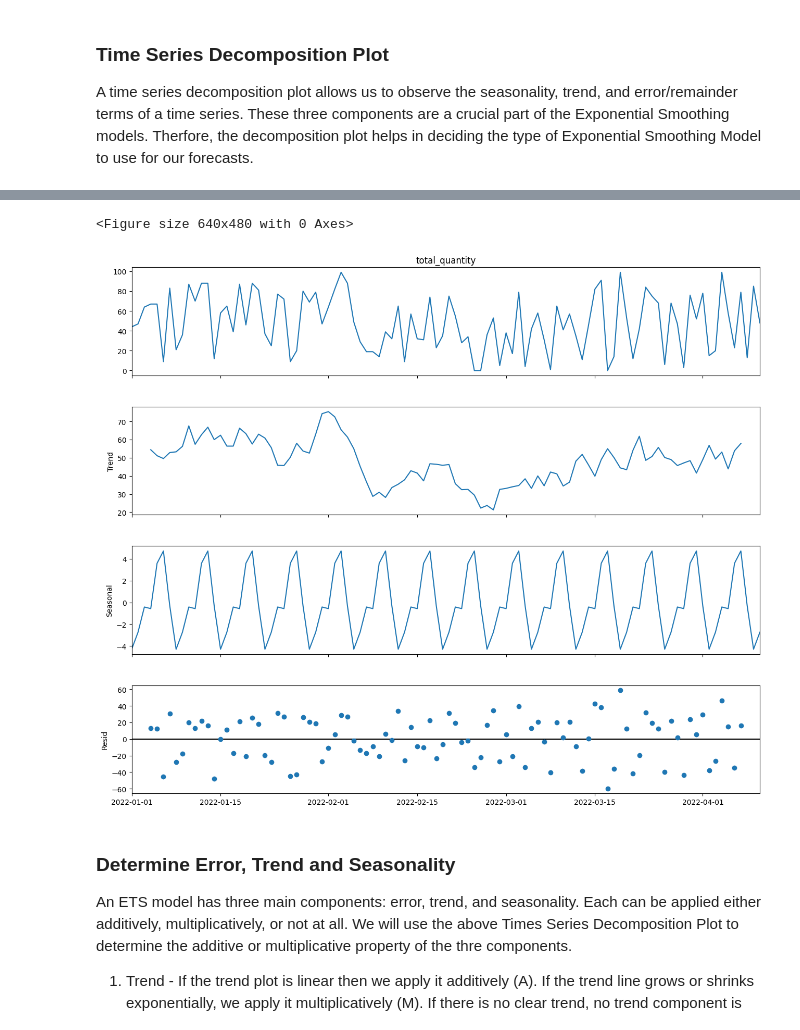
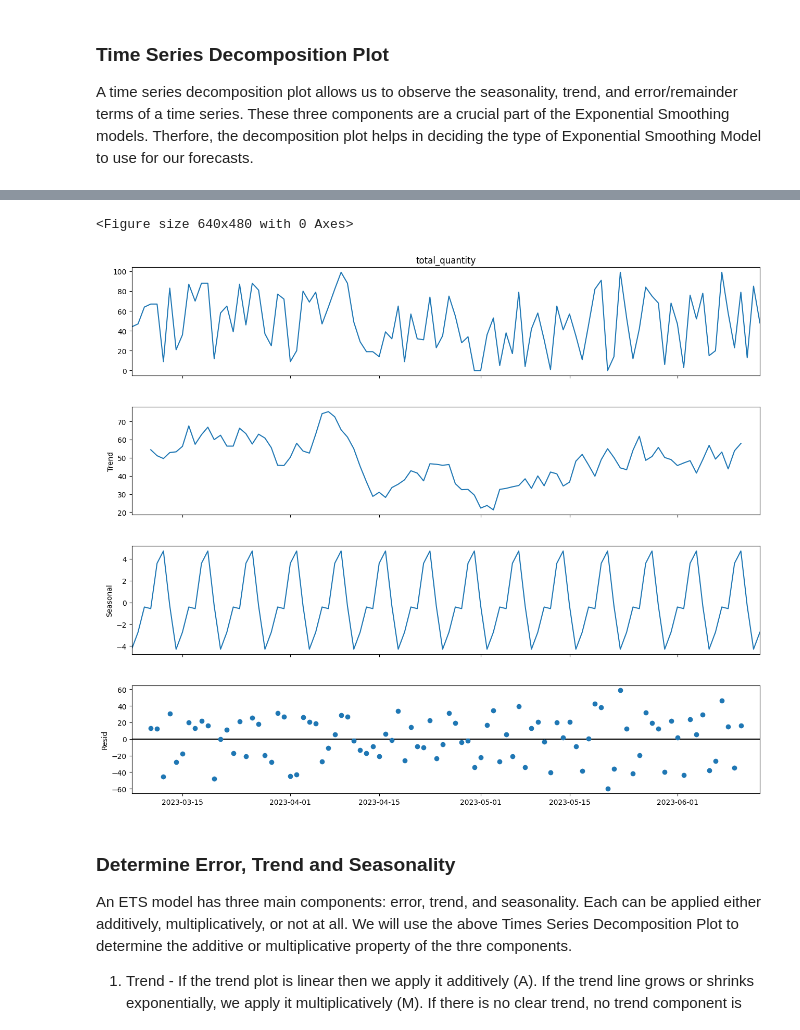
Before and after one commit to PGPradhan/Sales-Forecasting, a Jupyter notebook: Sales_Forcasting_Methods.ipynb, the cells around one changed output, grey strips where cells are left out. Cells and saved outputs as stored; diff of their text form; code cells hidden in the pictures.

```diff
--- a/Sales_Forcasting_Methods.ipynb
+++ b/Sales_Forcasting_Methods.ipynb
@@ -660,7 +662,8 @@ Overall, the Seasonal Naive model with a seasonal period of 12 months performs r
 A time series decomposition plot allows us to observe the seasonality, trend, and error/remainder terms
 of a time series. These three components are a crucial part of the Exponential Smoothing models. Therfore, the decomposition plot helps in deciding the type of Exponential Smoothing Model to use for our forecasts.
 # %%
-ts_decomp_df = train_df.set_index('date') # set date as index
-ts_decomp_df['sales'] = ts_decomp_df['total_quantity'].astype(float)
+
+ts_decomp_df = train_df1.set_index('date') # set date as index
+ts_decomp_df['total_quantity'] = ts_decomp_df['total_quantity'].astype(float)
 ts_decomp_df.head()
 # %% [output]
@@ -673,0 +677,4 @@ ts_decomp_df.head()
+# %%
+ts_decomp_df['date'] = pd.to_datetime(ts_decomp_df.index)  # Convert the index back to a datetime column
+filtered_df = ts_decomp_df[ts_decomp_df['date'] >= '2023-03-03']  # Filter for dates starting from '03-03-2023'
+filtered_df.head()
@@ -674,11 +689,12 @@ ts_decomp_df.head()
 # %%
-result = seasonal_decompose(ts_decomp_df['total_quantity'], model='additive')
+result = seasonal_decompose(ts_decomp_df['total_quantity'], model='additive', period=7)
 fig = plt.figure()
 fig = result.plot()
 fig.set_size_inches(14, 12)
+plt.show()
 # %% [output]
 <Figure size 640x480 with 0 Axes>
-[figure, old version]
+[figure, new version]
 # %% [markdown]
 ### Determine Error, Trend and Seasonality
 
```
Also changed, not shown: parts of 8 cells of this notebook.
